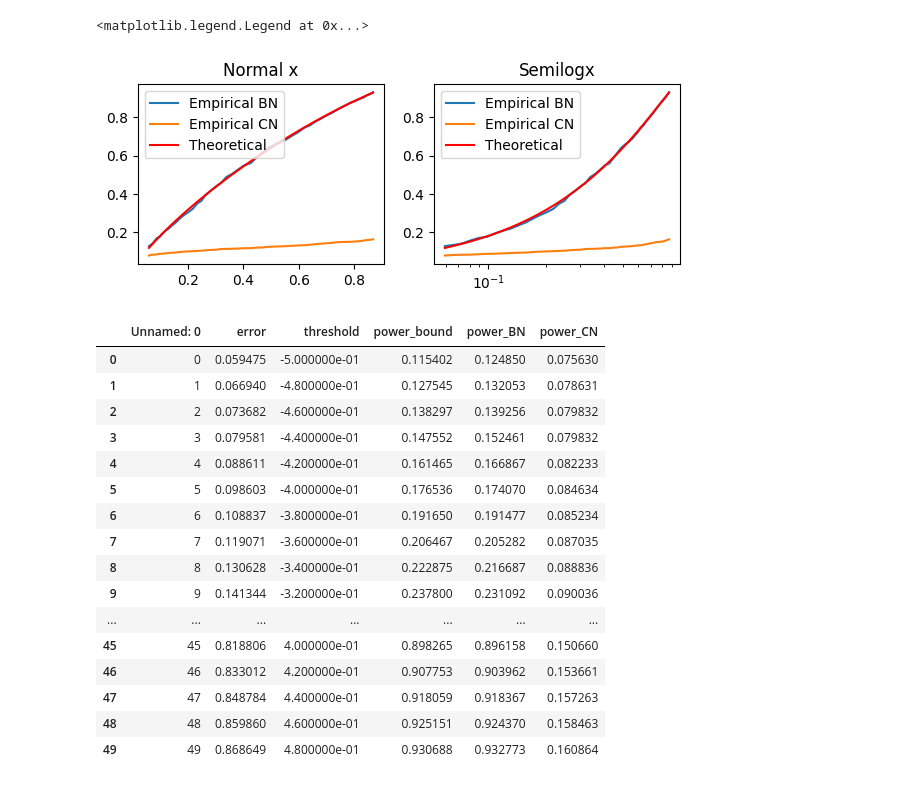
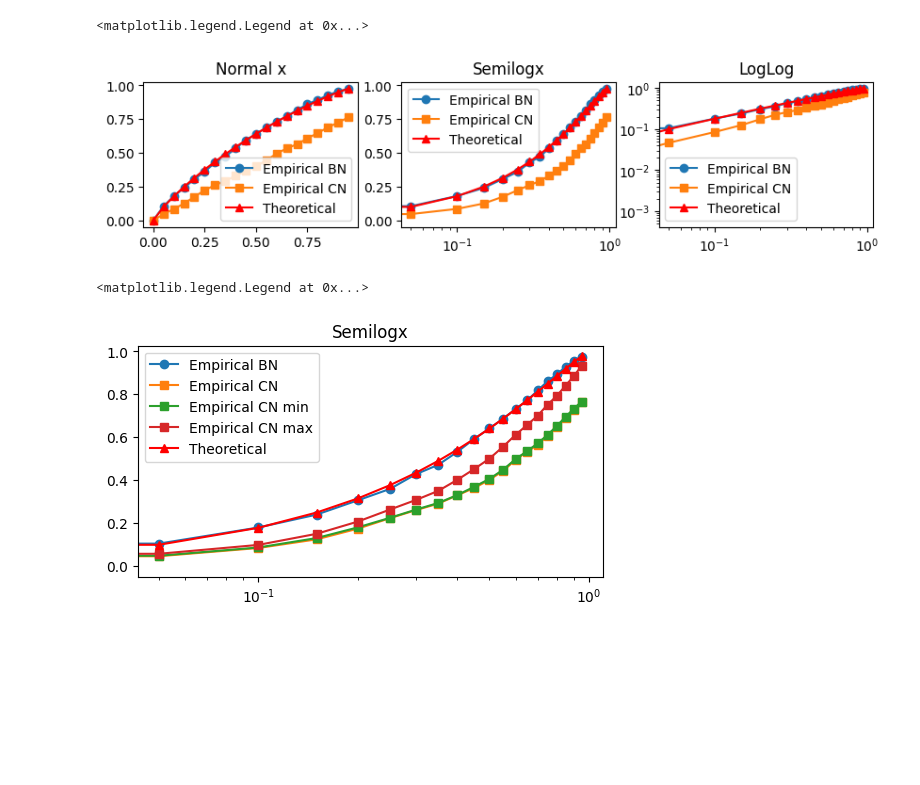
Before and after one commit to Niccolo-Rocchi/BN-Privacy, a Jupyter notebook: Plot_results.ipynb, the cells around one changed output. Saved outputs shown, nothing was run; the diff lists cells and outputs as text; code cells hidden in the pictures; blank space fills up the shorter version.

Commit message:
Update threshold computation for CNs

```diff
--- a/Plot_results.ipynb
+++ b/Plot_results.ipynb
@@ -22,48 +26,57 @@ power_CN = r["power_CN"]
 # %%
 # Plot error vs power (empirical BN)
-fig, (ax1, ax2) = plt.subplots(1,2, figsize=(7, 7/3))
+fig, (ax1, ax2, ax3) = plt.subplots(1,3, figsize=(10, 2))
 # ax2.set_xlim([1e-4, 0.2e1])
-ax1.plot(error, power_BN, "-", label = 'Empirical BN')
-ax2.semilogx(error, power_BN, "-", label = 'Empirical BN')
+ax1.plot(error, power_BN, "-o", label = 'Empirical BN')
+ax2.semilogx(error, power_BN, "-o", label = 'Empirical BN')
+ax3.loglog(error, power_BN, "-o", label = 'Empirical BN')
 
 # Plot error vs power (empirical CN)
-ax1.plot(error, power_CN, "-", label = 'Empirical CN')
-ax2.semilogx(error, power_CN, "-", label = 'Empirical CN')
+ax1.plot(error, power_CN, "-s", label = 'Empirical CN')
+ax2.semilogx(error, power_CN, "-s", label = 'Empirical CN')
+ax3.loglog(error, power_CN, "-s", label = 'Empirical CN')
 
 # Plot error vs power (theoretical)
-ax1.plot(error, power_bound, "r-", label = 'Theoretical')
-ax2.semilogx(error, power_bound, "r-", label = 'Theoretical')
+ax1.plot(error, power_bound, "r-^", label = 'Theoretical')
+ax2.semilogx(error, power_bound, "r-^", label = 'Theoretical')
+ax3.loglog(error, power_bound, "r-^", label = 'Theoretical')
 
 # Plot info
 ax1.set(title='Normal x')
 ax2.set(title='Semilogx')
+ax3.set(title='LogLog')
 
 ax1.legend()
 ax2.legend()
+ax3.legend()
 # %% [output]
 <matplotlib.legend.Legend at 0x...>
-[figure, old version]
+[figure, new version]
 # %%
-# Print results
-r
+# Plot error vs power (empirical BN)
+fig, ax2 = plt.subplots(1,1, figsize=(6, 3))
+# ax2.set_xlim([1e-4, 0.2e1])
+ax2.semilogx(error, power_BN, "-o", label = 'Empirical BN')
+
+# Plot error vs power (empirical CNs)
+ax2.semilogx(error, power_CN, "-s", label = 'Empirical CN')
+ax2.semilogx(error, power_CN_min, "-s", label = 'Empirical CN min')
+ax2.semilogx(error, power_CN_max, "-s", label = 'Empirical CN max')
+
+# Plot error vs power (theoretical)
+ax2.semilogx(error, power_bound, "r-^", label = 'Theoretical')
+
+# Plot info
+ax1.set(title='Normal x')
+ax2.set(title='Semilogx')
+ax3.set(title='LogLog')
+
+ax1.legend()
+ax2.legend()
+ax3.legend()
 # %% [output]
-|  | Unnamed: 0 | error | threshold | power_bound | power_BN | power_CN |
-| 0 | 0 | 0.059475 | -5.000000e-01 | 0.115402 | 0.124850 | 0.075630 |
-| 1 | 1 | 0.066940 | -4.800000e-01 | 0.127545 | 0.132053 | 0.078631 |
-| 2 | 2 | 0.073682 | -4.600000e-01 | 0.138297 | 0.139256 | 0.079832 |
-| 3 | 3 | 0.079581 | -4.400000e-01 | 0.147552 | 0.152461 | 0.079832 |
-| 4 | 4 | 0.088611 | -4.200000e-01 | 0.161465 | 0.166867 | 0.082233 |
-| 5 | 5 | 0.098603 | -4.000000e-01 | 0.176536 | 0.174070 | 0.084634 |
-| 6 | 6 | 0.108837 | -3.800000e-01 | 0.191650 | 0.191477 | 0.085234 |
-| 7 | 7 | 0.119071 | -3.600000e-01 | 0.206467 | 0.205282 | 0.087035 |
-| 8 | 8 | 0.130628 | -3.400000e-01 | 0.222875 | 0.216687 | 0.088836 |
-| 9 | 9 | 0.141344 | -3.200000e-01 | 0.237800 | 0.231092 | 0.090036 |
-| ... | ... | ... | ... | ... | ... | ... |
-| 45 | 45 | 0.818806 | 4.000000e-01 | 0.898265 | 0.896158 | 0.150660 |
-| 46 | 46 | 0.833012 | 4.200000e-01 | 0.907753 | 0.903962 | 0.153661 |
-| 47 | 47 | 0.848784 | 4.400000e-01 | 0.918059 | 0.918367 | 0.157263 |
-| 48 | 48 | 0.859860 | 4.600000e-01 | 0.925151 | 0.924370 | 0.158463 |
-| 49 | 49 | 0.868649 | 4.800000e-01 | 0.930688 | 0.932773 | 0.160864 |
+<matplotlib.legend.Legend at 0x...>
+[figure, added]
 # %%
 print(f"BN ROC: {auc(r['error'], r['power_BN'])}")
 print(f"CN ROC: {auc(r['error'], r['power_CN'])}")
```
Also changed, not shown: parts of 3 cells of this notebook, 1 other file.
